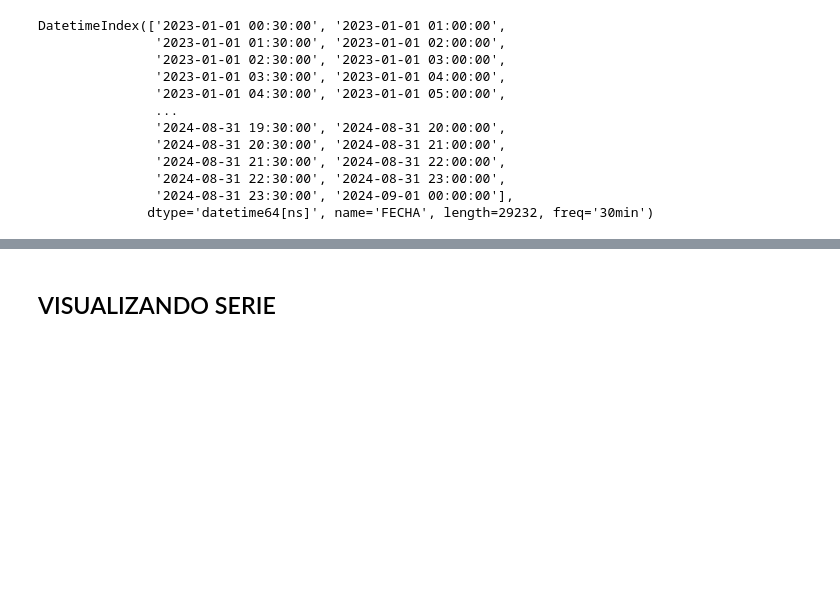
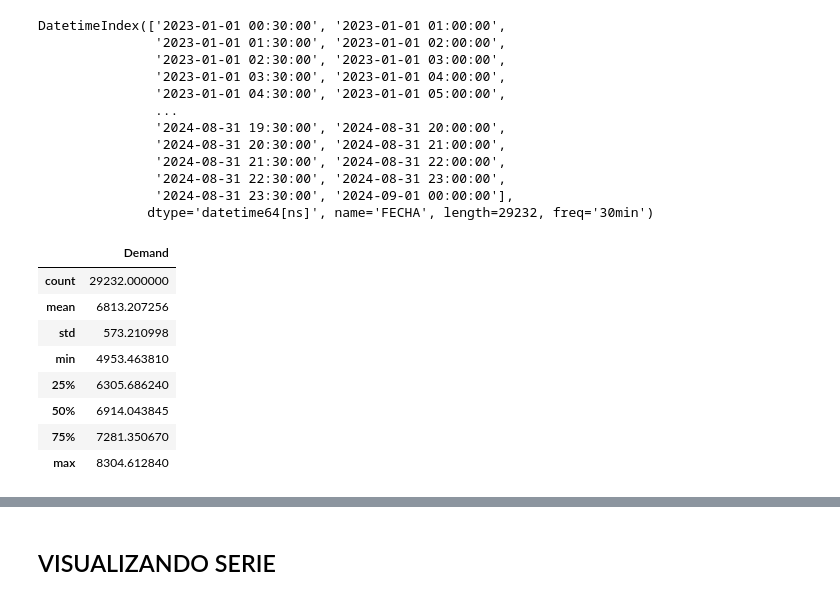
Before and after one commit to Sergius-DS/RedSmart__energy_forecasting, a Jupyter notebook: FINAL_Demanda_electrica_skforecast.ipynb, the cells around one changed output, grey strips where cells are left out. Cells and saved outputs as stored; diff of their text form; code cells hidden in the pictures; blank space fills up the shorter version.

```diff
--- a/FINAL_Demanda_electrica_skforecast.ipynb
+++ b/FINAL_Demanda_electrica_skforecast.ipynb
@@ -52,3 +54,16 @@ DatetimeIndex(['2023-01-01 00:30:00', '2023-01-01 01:00:00',
                '2024-08-31 22:30:00', '2024-08-31 23:00:00',
                '2024-08-31 23:30:00', '2024-09-01 00:00:00'],
               dtype='datetime64[ns]', name='FECHA', length=29232, freq='30min')
+# %%
+#Estadísticos descriptivos:
+data.describe()
+# %% [output]
+|  | Demand |
+| count | 29232.000000 |
+| mean | 6813.207256 |
+| std | 573.210998 |
+| min | 4953.463810 |
+| 25% | 6305.686240 |
+| 50% | 6914.043845 |
+| 75% | 7281.350670 |
+| max | 8304.612840 |
```
Also changed, not shown: parts of 13 cells of this notebook.
